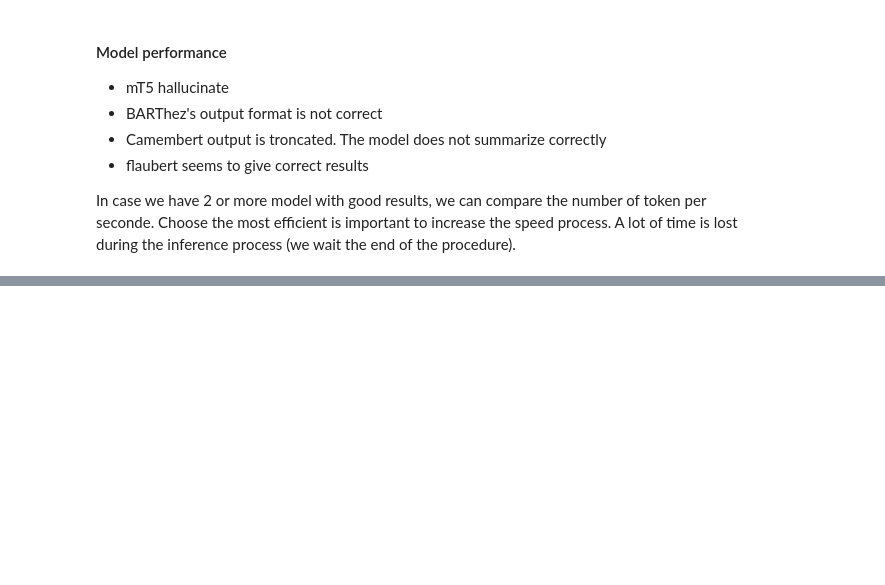
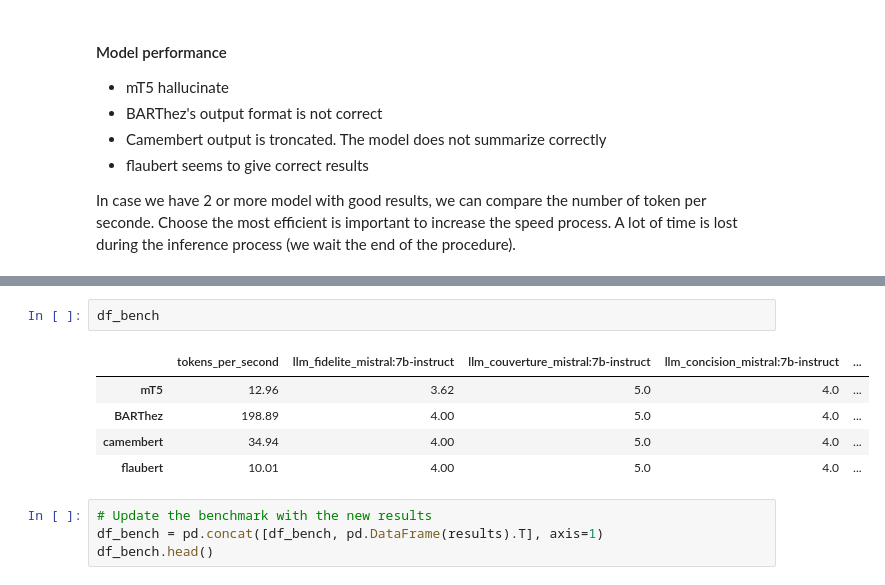
Before and after one commit to jaysenSAW/Asset_Knowledge_Graph, a Jupyter notebook: PoC_summarize.ipynb, the cells around one changed output, grey strips where cells are left out. Saved outputs shown, nothing was run; the diff lists cells and outputs as text; blank space fills up the shorter version.

```diff
--- a/PoC_summarize.ipynb
+++ b/PoC_summarize.ipynb
@@ -368,0 +618,12 @@ pd.DataFrame(
+# %%
+df_bench
+# %% [output]
+|  | tokens_per_second | llm_fidelite_mistral:7b-instruct | llm_couverture_mistral:7b-instruct | llm_concision_mistral:7b-instruct | ... |
+| mT5 | 12.96 | 3.62 | 5.0 | 4.0 | ... |
+| BARThez | 198.89 | 4.00 | 5.0 | 4.0 | ... |
+| camembert | 34.94 | 4.00 | 5.0 | 4.0 | ... |
+| flaubert | 10.01 | 4.00 | 5.0 | 4.0 | ... |
+# %%
+# Update the benchmark with the new results
+df_bench = pd.concat([df_bench, pd.DataFrame(results).T], axis=1)
+df_bench.head()
```
Also changed, not shown: parts of 29 cells of this notebook.
